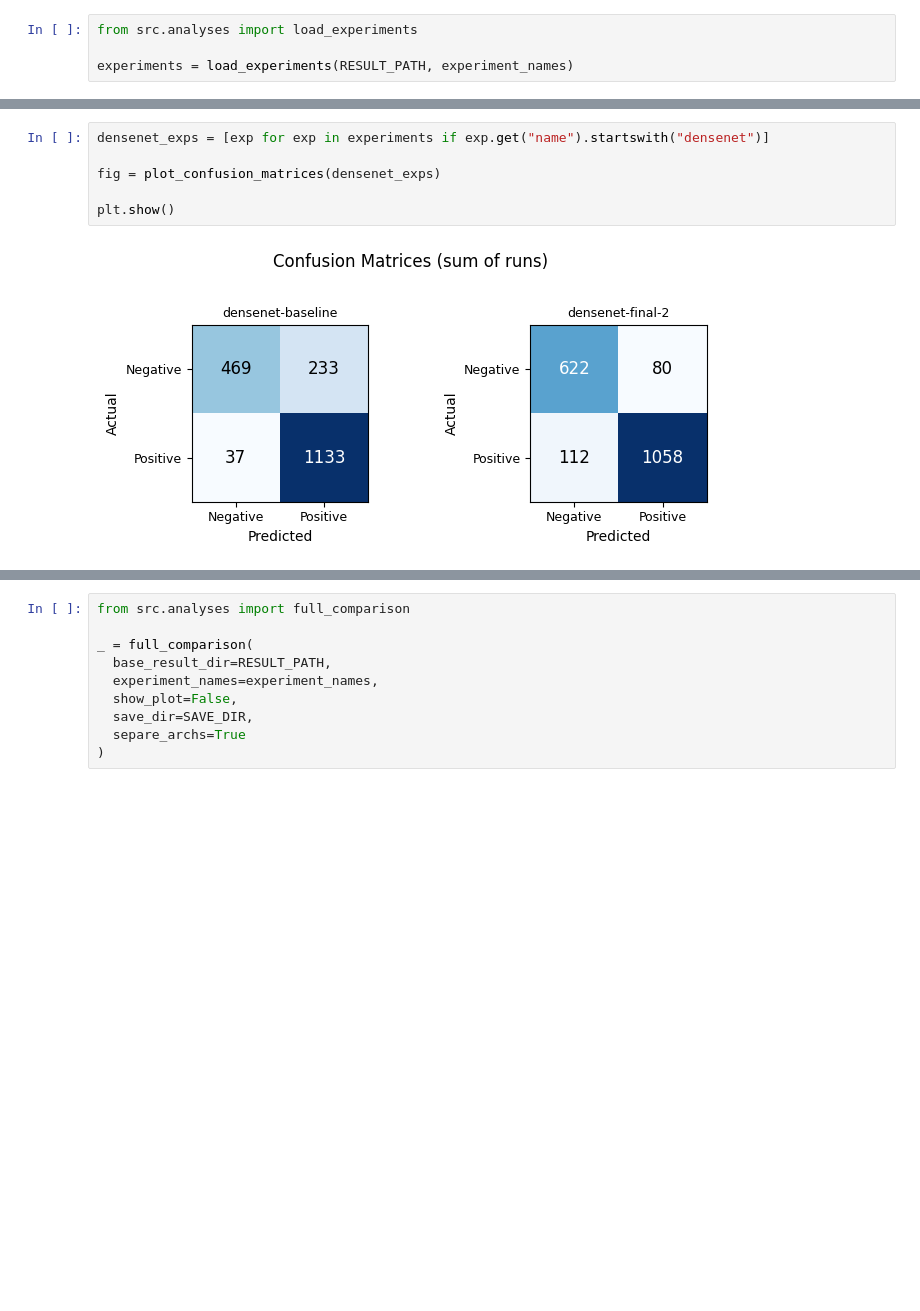
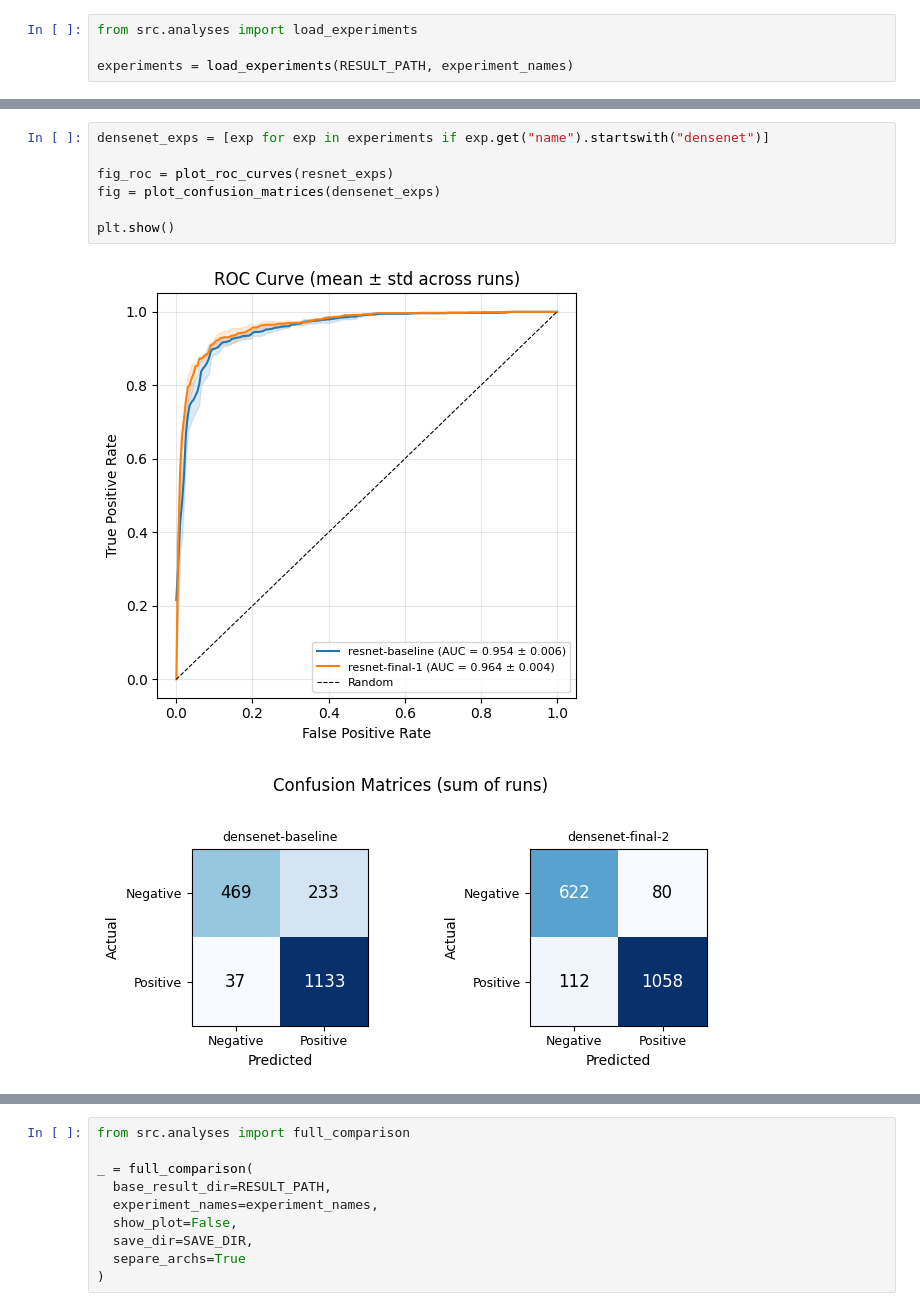
Before and after one commit to amartinsmg/classification-of-medical-images-using-cnn, a Jupyter notebook: notebooks/analyses/07_final_models.ipynb, the cells around one changed output, grey strips where cells are left out. Cells and saved outputs as stored; diff of their text form; blank space fills up the shorter version.

```diff
--- a/notebooks/analyses/07_final_models.ipynb
+++ b/notebooks/analyses/07_final_models.ipynb
@@ -55,11 +57,13 @@ plt.show()
 # %%
 densenet_exps = [exp for exp in experiments if exp.get("name").startswith("densenet")]
 
+fig_roc = plot_roc_curves(resnet_exps)
 fig = plot_confusion_matrices(densenet_exps)
 
 plt.show()
 # %% [output]
-[figure, old version]
+[figure, new version]
+[figure, added]
 # %%
 efficientnet_exps = [exp for exp in experiments if exp.get("name").startswith("efficientnet")]
 
```
Also changed, not shown: parts of 2 cells of this notebook.
